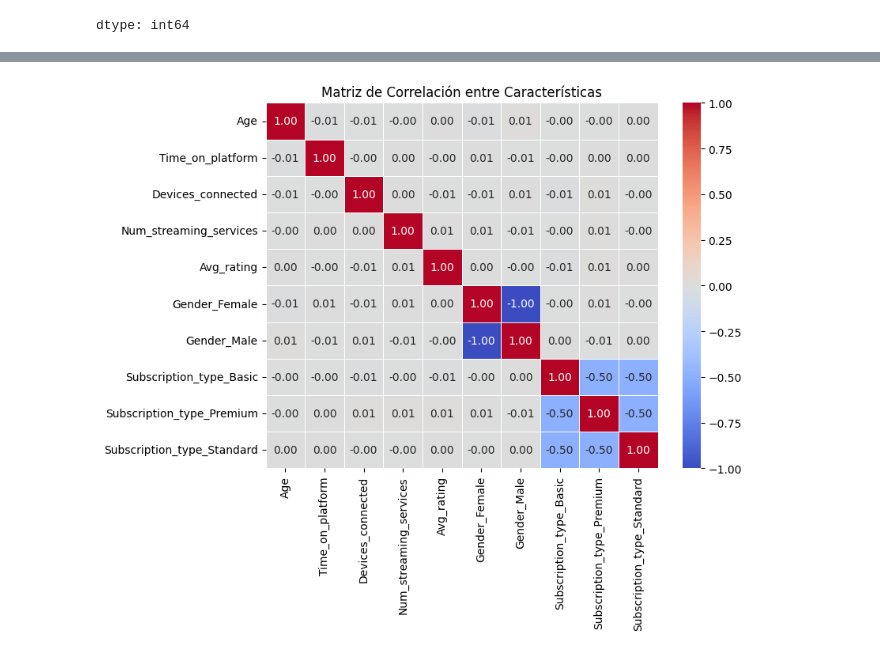
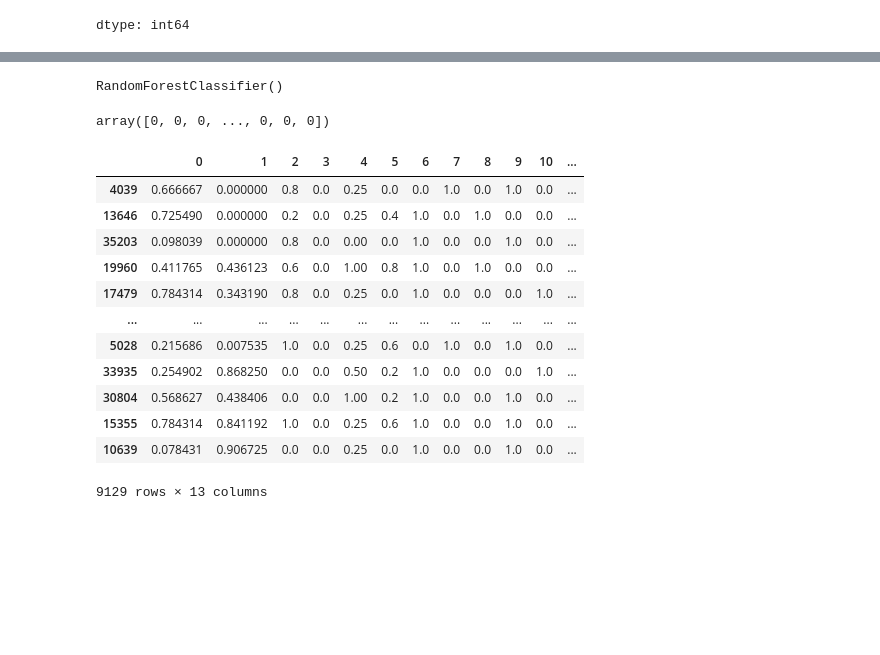
Before and after one commit to DajeanArcila/DajeanArcila, a Jupyter notebook: Churn_clasificação.ipynb, the cells around one changed output, grey strips where cells are left out. Saved outputs shown, nothing was run; the diff lists cells and outputs as text; code cells hidden in the pictures; blank space fills up the shorter version.

```diff
--- a/Churn_clasificação.ipynb
+++ b/Churn_clasificação.ipynb
@@ -263,8 +339,28 @@ Precisión del modelo:
-# %%
-# Opcional: Visualización de la matriz de correlación entre características
-plt.figure(figsize=(8, 6))
-sns.heatmap(X.corr(), annot=True, cmap='coolwarm', fmt=".2f", linewidths=0.5)
-plt.title('Matriz de Correlación entre Características')
-plt.show()
-# %% [output]
-[figure, removed]
+# %%
+
+rf =  RandomForestClassifier()
+
+rf.fit(X_train, y_train)
+# %% [output]
+RandomForestClassifier()
+# %%
+
+rf.predict(X_test)
+# %% [output]
+array([0, 0, 0, ..., 0, 0, 0])
+# %%
+X_test.assign(churned = y_test).assign(label = rf.predict(X_test))
+# %% [output]
+|  | 0 | 1 | 2 | 3 | 4 | 5 | 6 | 7 | 8 | 9 | 10 | ... |
+| 4039 | 0.666667 | 0.000000 | 0.8 | 0.0 | 0.25 | 0.0 | 0.0 | 1.0 | 0.0 | 1.0 | 0.0 | ... |
+| 13646 | 0.725490 | 0.000000 | 0.2 | 0.0 | 0.25 | 0.4 | 1.0 | 0.0 | 1.0 | 0.0 | 0.0 | ... |
+| 35203 | 0.098039 | 0.000000 | 0.8 | 0.0 | 0.00 | 0.0 | 1.0 | 0.0 | 0.0 | 1.0 | 0.0 | ... |
+| 19960 | 0.411765 | 0.436123 | 0.6 | 0.0 | 1.00 | 0.8 | 1.0 | 0.0 | 1.0 | 0.0 | 0.0 | ... |
+| 17479 | 0.784314 | 0.343190 | 0.8 | 0.0 | 0.25 | 0.0 | 1.0 | 0.0 | 0.0 | 0.0 | 1.0 | ... |
+| ... | ... | ... | ... | ... | ... | ... | ... | ... | ... | ... | ... | ... |
+| 5028 | 0.215686 | 0.007535 | 1.0 | 0.0 | 0.25 | 0.6 | 0.0 | 1.0 | 0.0 | 1.0 | 0.0 | ... |
+| 33935 | 0.254902 | 0.868250 | 0.0 | 0.0 | 0.50 | 0.2 | 1.0 | 0.0 | 0.0 | 0.0 | 1.0 | ... |
+| 30804 | 0.568627 | 0.438406 | 0.0 | 0.0 | 1.00 | 0.2 | 1.0 | 0.0 | 0.0 | 1.0 | 0.0 | ... |
+| 15355 | 0.784314 | 0.841192 | 1.0 | 0.0 | 0.25 | 0.6 | 1.0 | 0.0 | 0.0 | 1.0 | 0.0 | ... |
+| 10639 | 0.078431 | 0.906725 | 0.0 | 0.0 | 0.25 | 0.0 | 1.0 | 0.0 | 0.0 | 1.0 | 0.0 | ... |
+9129 rows × 13 columns
```
Also changed, not shown: parts of 20 cells of this notebook.
